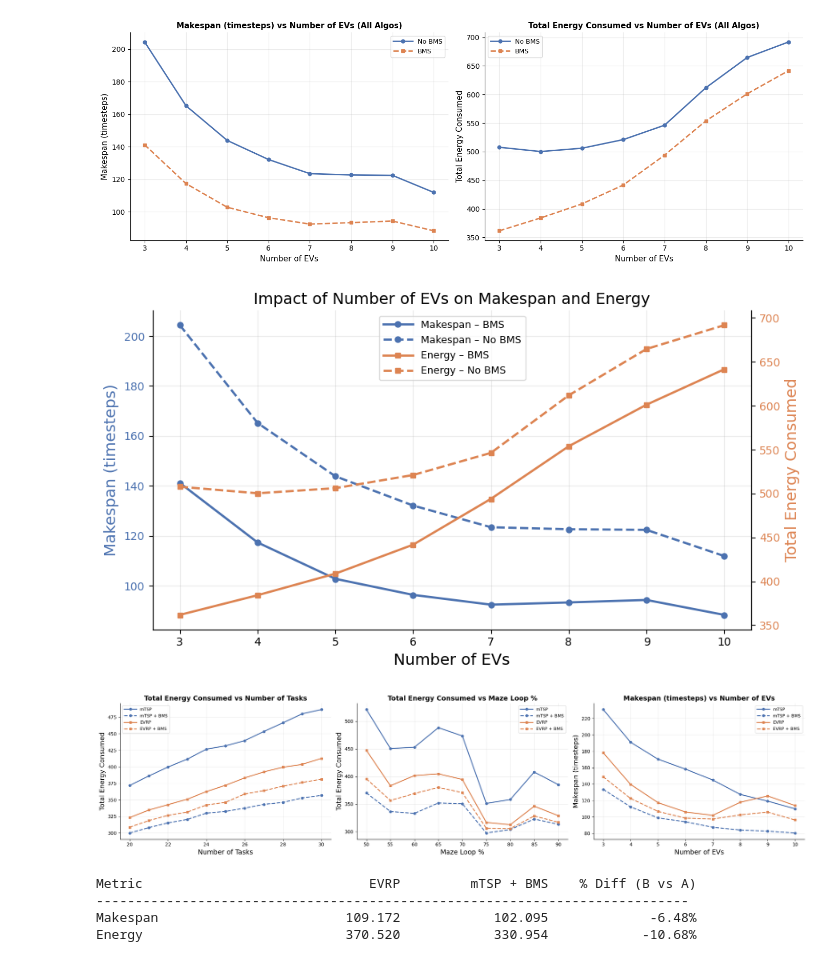
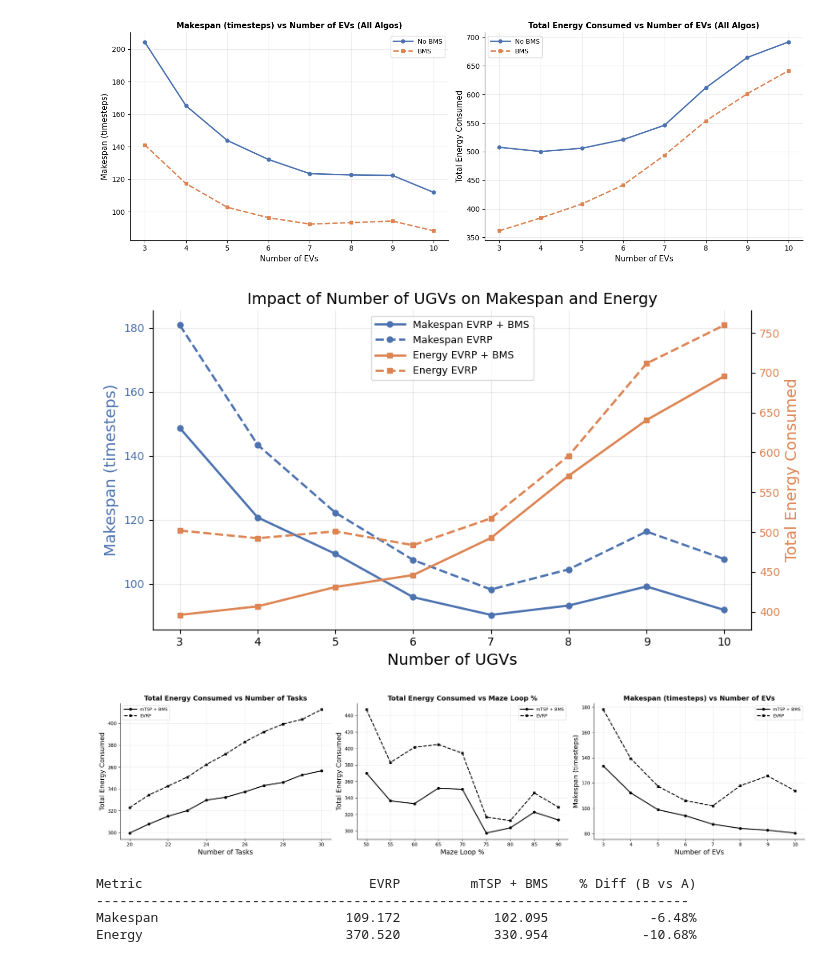
Before and after one commit to shinobi-wolf/FleetNav, a Jupyter notebook: results.ipynb, the cells around one changed output. Cells and saved outputs as stored; diff of their text form; code cells hidden in the pictures.

```diff
--- a/results.ipynb
+++ b/results.ipynb
@@ -775,17 +775,18 @@ import matplotlib.pyplot as plt
 # ── Configure here ────────────────────────────────────────────────────────────
 results_file = "runs/iros_26/results_nrlp.csv"
 param        = "num_evs"    # x-axis: num_tasks | ev_range | maze_loop_percentage | num_evs
-algo         = None           # filter: "mtsp" | "evrp" | None (aggregate both)
+algo         = "evrp"           # filter: "mtsp" | "evrp" | None (aggregate both)
 # ─────────────────────────────────────────────────────────────────────────────
 
 param_labels = {
     'num_tasks':             'Number of Tasks',
-    'ev_range':              'EV Range',
+    'ev_range':              'UGV Range',
     'maze_loop_percentage':  'Maze Loop %',
-    'num_evs':               'Number of EVs',
+    'num_evs':               'Number of UGVs',
 }
 
 df = pd.read_csv(results_file)
+df = df[df["ev_range"] <= 4000]  # Filter out outliers for better visualization
 df['energy'] = df['ev_distance'] + 0.01 * df['drone_distance']
 
 if algo is not None:
@@ -795,8 +796,8 @@ algo_title = algo.upper() if algo else 'All Algos'
 
 # bms=1 → solid, bms=0 → dashed
 methods = [
-    (1, 'BMS',    '-'),
-    (0, 'No BMS', '--'),
+    (1, '+ BMS',    '-'),
+    (0, ' ', '--'),
 ]
 
 makespan_color = '#4C72B0'   # blue
@@ -810,11 +811,11 @@ for bms_val, lbl, ls in methods:
 
     ax1.plot(g[param], g['timesteps'],
              marker='o', linestyle=ls, color=makespan_color,
-             linewidth=2, markersize=5, label=f'Makespan – {lbl}')
+             linewidth=2, markersize=5, label=f'Makespan {algo.upper()} {lbl}')
 
     ax2.plot(g[param], g['energy'],
              marker='s', linestyle=ls, color=energy_color,
-             linewidth=2, markersize=5, label=f'Energy – {lbl}')
+             linewidth=2, markersize=5, label=f'Energy {algo.upper()} {lbl}')
 
 ax1.set_xlabel(param_labels.get(param, param), fontsize=14)
 ax1.set_ylabel('Makespan (timesteps)', color=makespan_color, fontsize=14)
@@ -836,7 +837,7 @@ plt.title(f'Impact of {param_labels.get(param, param)} on Makespan and Energy',
 plt.tight_layout()
 plt.show()
 # %% [output]
-[figure, old version]
+[figure, new version]
 # %%
 
 import pandas as pd
@@ -856,10 +857,10 @@ metric_labels = {
 }
 
 methods = [
-    ('mtsp', 0, 'mTSP',       '#4C72B0', 'o', '-'),
-    ('mtsp', 1, 'mTSP + BMS', '#4C72B0', 'o', '--'),
-    ('evrp', 0, 'EVRP',       '#DD8452', 's', '-'),
-    ('evrp', 1, 'EVRP + BMS', '#DD8452', 's', '--'),
+    # ('mtsp', 0, 'mTSP',       '#4C72B0', 'o', '-'),
+    ('mtsp', 1, 'mTSP + BMS', 'k', 'o', '-'),
+    ('evrp', 0, 'EVRP',       'k', 's', '--'),
+    # ('evrp', 1, 'EVRP + BMS', '#DD8452', 's', '--'),
 ]
 
 # (results_file, param, metric)
@@ -867,34 +868,34 @@ plots = [
     ("runs/iros_26/results.csv",      'num_tasks',            'energy'),
     ("runs/iros_26/results.csv",      'maze_loop_percentage', 'energy'),
     ("runs/iros_26/results_nrlp.csv", 'num_evs',              'timesteps'),
 ]
 
 fig, axs = plt.subplots(1, 3, figsize=(21, 5))
 
 for ax, (results_file, param, metric) in zip(axs, plots):
     df = pd.read_csv(results_file)
     df['energy'] = df['ev_distance'] + 0.01 * df['drone_distance']
 
     for algo, bms_val, lbl, color, mk, ls in methods:
         sub = df[(df['algo'] == algo) & (df['bms'] == bms_val)]
         g = sub.groupby(param)[metric].mean().reset_index()
         ax.plot(g[param], g[metric],
                 marker=mk, linestyle=ls, color=color,
                 linewidth=2, markersize=5, label=lbl)
 
     ax.set_xlabel(param_labels.get(param, param), fontsize=14)
     ax.set_ylabel(metric_labels.get(metric, metric), fontsize=14)
     ax.set_title(f'{metric_labels.get(metric, metric)} vs {param_labels.get(param, param)}',
                  fontsize=14, fontweight='bold')
     ax.spines[['top', 'right']].set_visible(False)
     ax.grid(True, alpha=0.25)
 
     ax.legend(fontsize=9, framealpha=0.7, handlelength=3)
 
 plt.tight_layout()
 plt.show()
 # %% [output]
-[figure, old version]
+[figure, new version]
 # %%
 
 import pandas as pd
```
